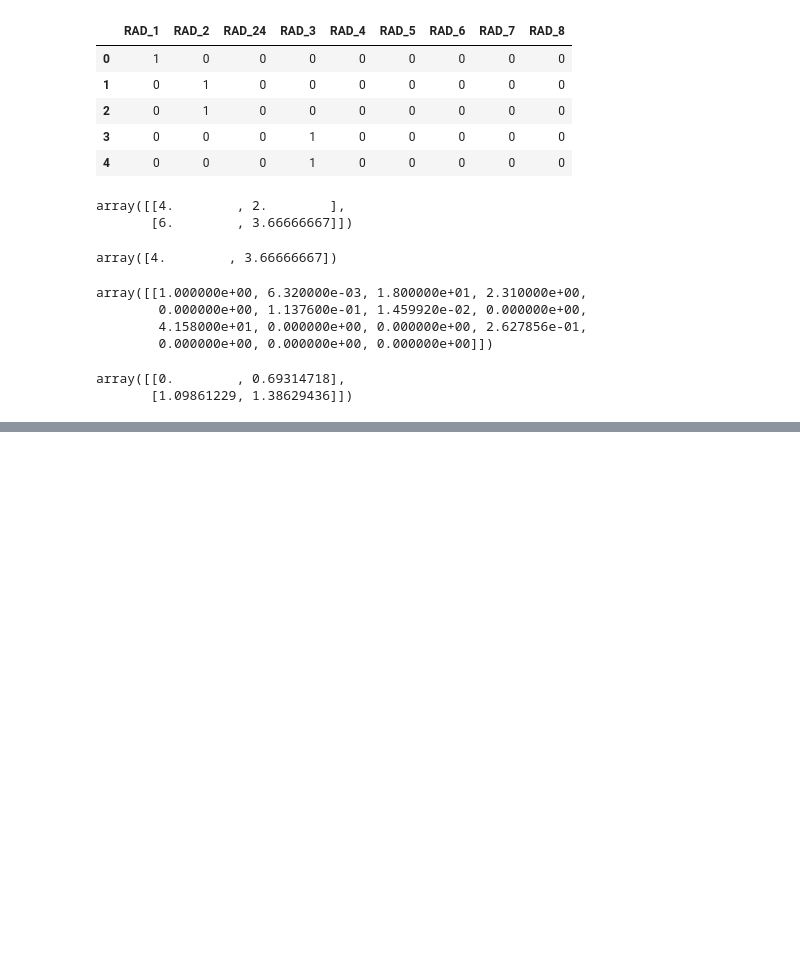
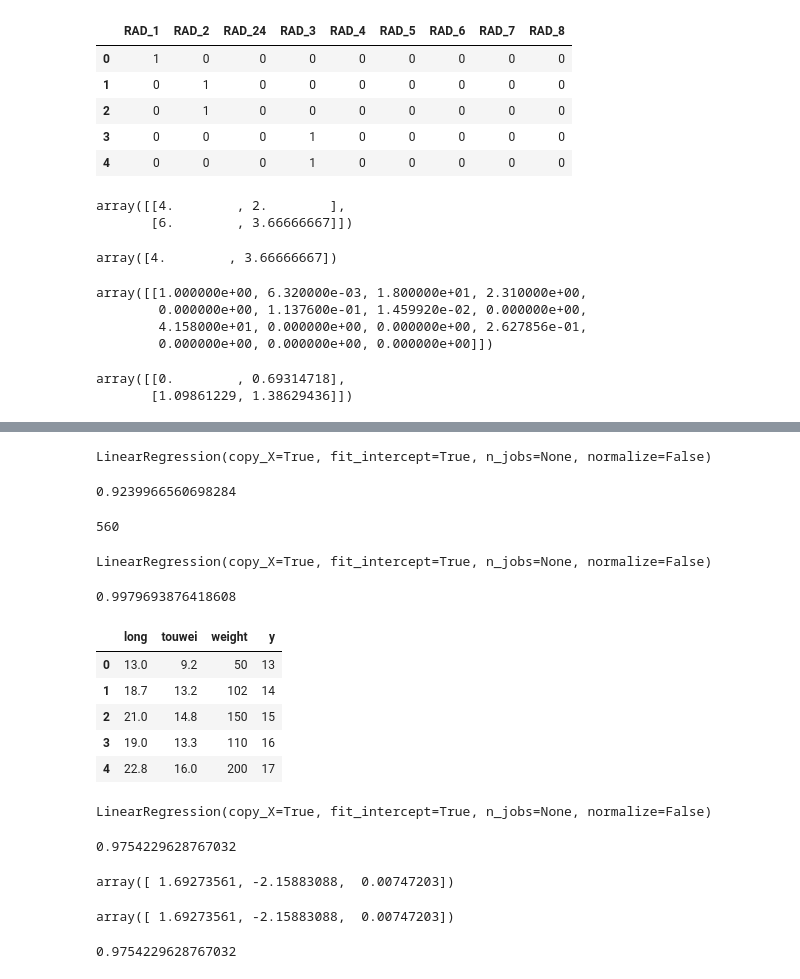
Before and after one commit to IamZY/DataAnalysis, a Jupyter notebook: pandas/Python数据挖掘.ipynb, the cells around one changed output, grey strips where cells are left out. Drawn from its saved outputs; the diff is of its cells as text; code cells hidden in the pictures; blank space fills up the shorter version.

```diff
--- a/pandas/Python数据挖掘.ipynb
+++ b/pandas/Python数据挖掘.ipynb
@@ -365,0 +588,69 @@ array([[0.        , 0.69314718],
+# %%
+from sklearn import linear_model
+
+reg = linear_model.LinearRegression()
+
+reg.fit(IX,boston.target)
+# %% [output]
+LinearRegression(copy_X=True, fit_intercept=True, n_jobs=None, normalize=False)
+# %%
+reg.score(IX,boston.target)
+# %% [output]
+0.9239966560698284
+# %%
+from sklearn.preprocessing import PolynomialFeatures
+
+poly = PolynomialFeatures(3)
+
+IX = poly.fit_transform(boston.data)
+print(len(IX[1]))
+# %% [output]
+560
+# %%
+from sklearn import linear_model
+
+reg = linear_model.LinearRegression()
+
+reg.fit(IX,boston.target)
+# %% [output]
+LinearRegression(copy_X=True, fit_intercept=True, n_jobs=None, normalize=False)
+# %%
+reg.score(IX,boston.target)
+# %% [output]
+0.9979693876418608
+# %%
+dfridge = pd.read_excel("DmData.xlsx",sheet_name = "ridge")
+dfridge.head()
+# %% [output]
+|  | long | touwei | weight | y |
+| 0 | 13.0 | 9.2 | 50 | 13 |
+| 1 | 18.7 | 13.2 | 102 | 14 |
+| 2 | 21.0 | 14.8 | 150 | 15 |
+| 3 | 19.0 | 13.3 | 110 | 16 |
+| 4 | 22.8 | 16.0 | 200 | 17 |
+# %%
+reg = linear_model.LinearRegression()
+reg.fit(dfridge.iloc[:,list(range(3))],dfridge.y)
+# %% [output]
+LinearRegression(copy_X=True, fit_intercept=True, n_jobs=None, normalize=False)
+# %%
+reg.score(dfridge.iloc[:,list(range(3))],dfridge.y)
+# %% [output]
+0.9754229628767032
+# %%
+# 三个变量的回归系数 三个系数之间有共线性关系
+reg.coef_
+# %% [output]
+array([ 1.69273561, -2.15883088,  0.00747203])
+# %%
+from sklearn import linear_model
+
+ridge = linear_model.Ridge(alpha = 0)
+ridge.fit(dfridge.iloc[:,list(range(3))],dfridge.y)
+ridge.coef_
+# %% [output]
+array([ 1.69273561, -2.15883088,  0.00747203])
+# %%
+ridge.score(dfridge.iloc[:,list(range(3))],dfridge.y)
+# %% [output]
+0.9754229628767032
```
Also changed, not shown: parts of 39 cells of this notebook, 1 other file.
